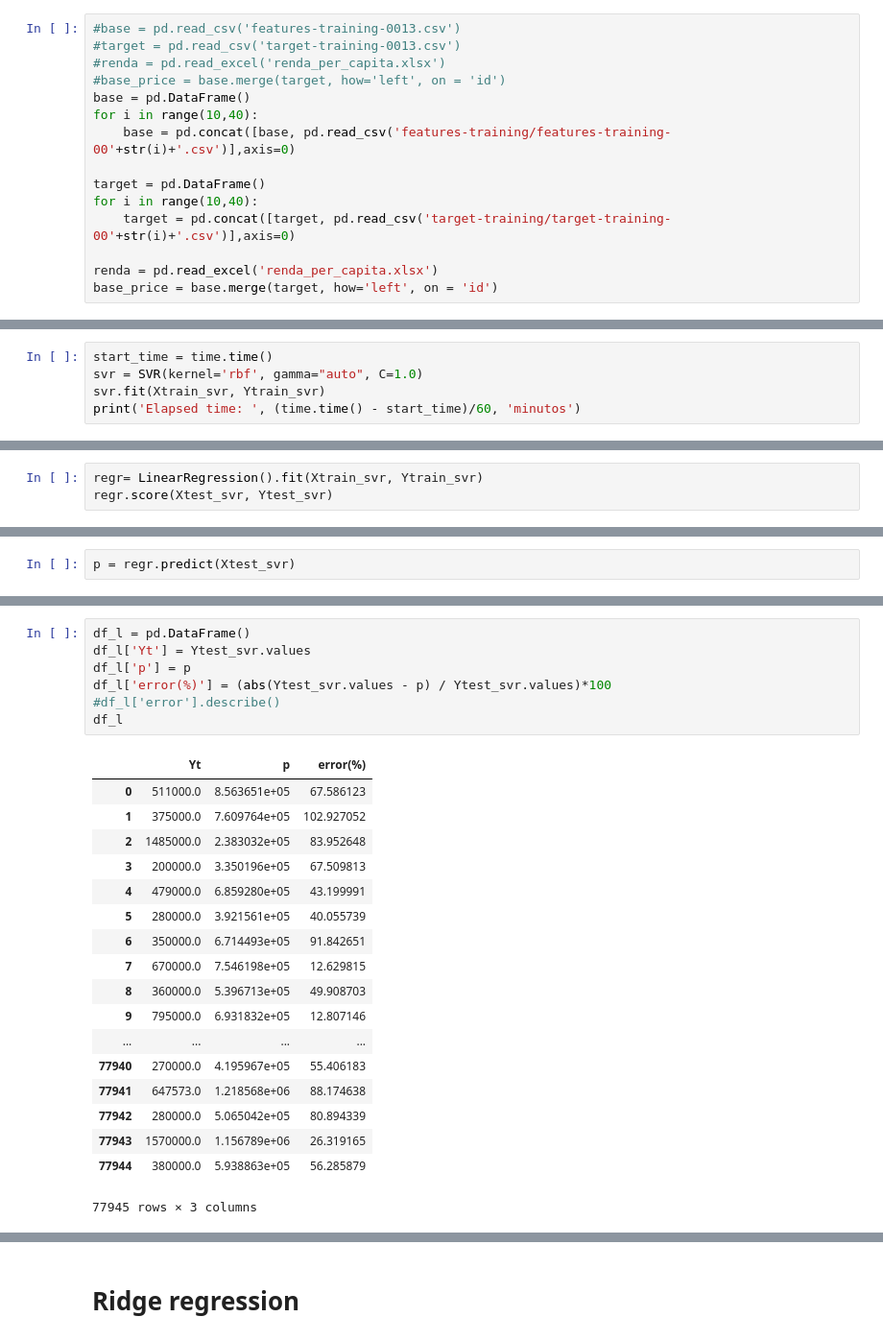
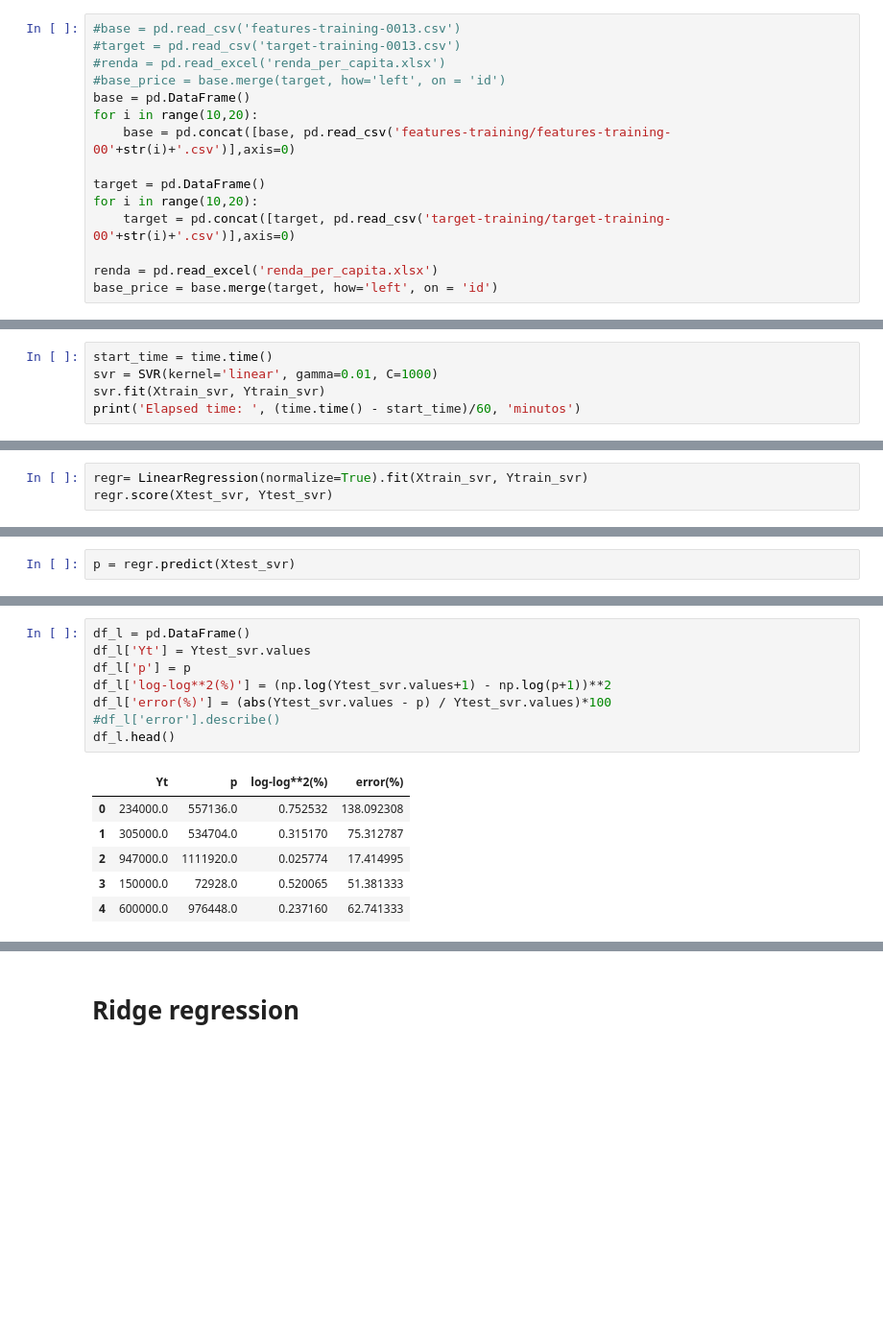
Before and after one commit to fePremazzi/preco-imovel, a Jupyter notebook: Notebook_Max.ipynb, the cells around one changed output, grey strips where cells are left out. Shown at 96% size. Saved outputs shown, nothing was run; the diff lists cells and outputs as text; blank space fills up the shorter version.

Commit message:
regr

```diff
--- a/Notebook_Max.ipynb
+++ b/Notebook_Max.ipynb
@@ -31,11 +31,11 @@ from sklearn.metrics import r2_score, mean_squared_error, mean_absolute_error, e
 #renda = pd.read_excel('renda_per_capita.xlsx')
 #base_price = base.merge(target, how='left', on = 'id')
 base = pd.DataFrame()
-for i in range(10,40):
+for i in range(10,20):
     base = pd.concat([base, pd.read_csv('features-training/features-training-00'+str(i)+'.csv')],axis=0)
 
 target = pd.DataFrame()
-for i in range(10,40):
+for i in range(10,20):
     target = pd.concat([target, pd.read_csv('target-training/target-training-00'+str(i)+'.csv')],axis=0)
 
 renda = pd.read_excel('renda_per_capita.xlsx')
@@ -355,6 +359,6 @@ dados_svr.head(n=2)
 #g_svr.best_params_
 # %%
 start_time = time.time()
-svr = SVR(kernel='rbf', gamma="auto", C=1.0)
+svr = SVR(kernel='linear', gamma=0.01, C=1000)
 svr.fit(Xtrain_svr, Ytrain_svr)
 print('Elapsed time: ', (time.time() - start_time)/60, 'minutos')
@@ -379,6 +416,6 @@ df_t.describe()
 # %%
 from sklearn.linear_model import LinearRegression
 # %%
-regr= LinearRegression().fit(Xtrain_svr, Ytrain_svr)
+regr= LinearRegression(normalize=True).fit(Xtrain_svr, Ytrain_svr)
 regr.score(Xtest_svr, Ytest_svr)
 # %% [output]
@@ -394,26 +433,15 @@ r2_score(Ytest_svr, p)
 # %%
 df_l = pd.DataFrame()
 df_l['Yt'] = Ytest_svr.values
 df_l['p'] = p
+df_l['log-log**2(%)'] = (np.log(Ytest_svr.values+1) - np.log(p+1))**2
 df_l['error(%)'] = (abs(Ytest_svr.values - p) / Ytest_svr.values)*100
 #df_l['error'].describe()
-df_l
+df_l.head()
 # %% [output]
-|  | Yt | p | error(%) |
-| 0 | 511000.0 | 8.563651e+05 | 67.586123 |
-| 1 | 375000.0 | 7.609764e+05 | 102.927052 |
-| 2 | 1485000.0 | 2.383032e+05 | 83.952648 |
-| 3 | 200000.0 | 3.350196e+05 | 67.509813 |
-| 4 | 479000.0 | 6.859280e+05 | 43.199991 |
-| 5 | 280000.0 | 3.921561e+05 | 40.055739 |
-| 6 | 350000.0 | 6.714493e+05 | 91.842651 |
-| 7 | 670000.0 | 7.546198e+05 | 12.629815 |
-| 8 | 360000.0 | 5.396713e+05 | 49.908703 |
-| 9 | 795000.0 | 6.931832e+05 | 12.807146 |
-| ... | ... | ... | ... |
-| 77940 | 270000.0 | 4.195967e+05 | 55.406183 |
-| 77941 | 647573.0 | 1.218568e+06 | 88.174638 |
-| 77942 | 280000.0 | 5.065042e+05 | 80.894339 |
-| 77943 | 1570000.0 | 1.156789e+06 | 26.319165 |
-| 77944 | 380000.0 | 5.938863e+05 | 56.285879 |
+|  | Yt | p | log-log**2(%) | error(%) |
+| 0 | 234000.0 | 557136.0 | 0.752532 | 138.092308 |
+| 1 | 305000.0 | 534704.0 | 0.315170 | 75.312787 |
+| 2 | 947000.0 | 1111920.0 | 0.025774 | 17.414995 |
+| 3 | 150000.0 | 72928.0 | 0.520065 | 51.381333 |
+| 4 | 600000.0 | 976448.0 | 0.237160 | 62.741333 |
-77945 rows × 3 columns
```
Also changed, not shown: parts of 25 cells of this notebook.
